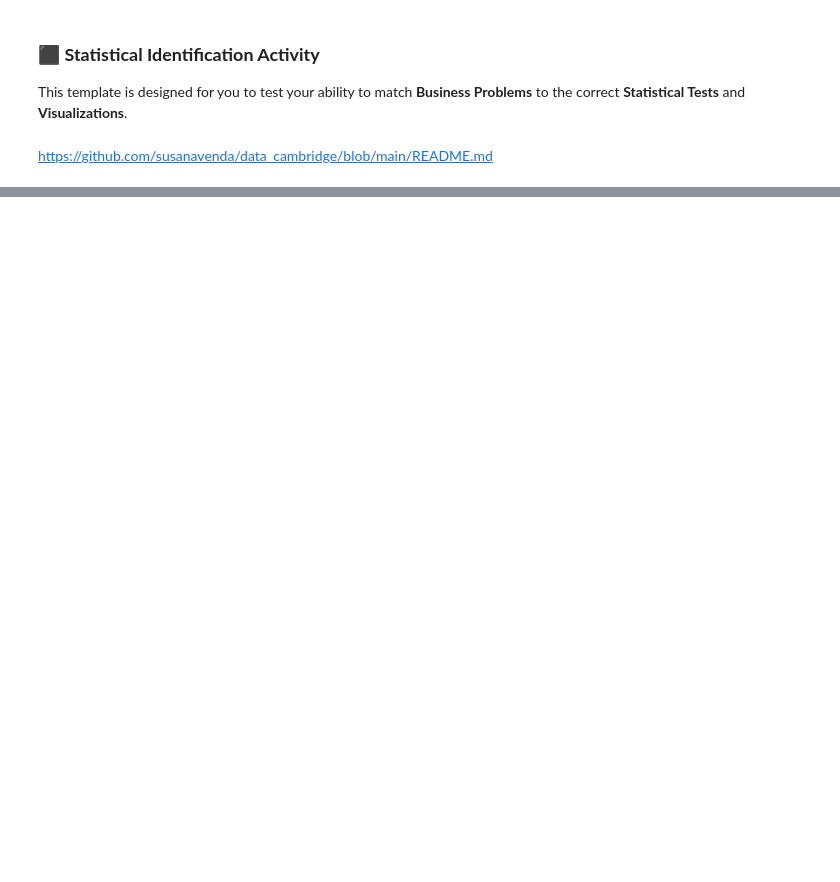
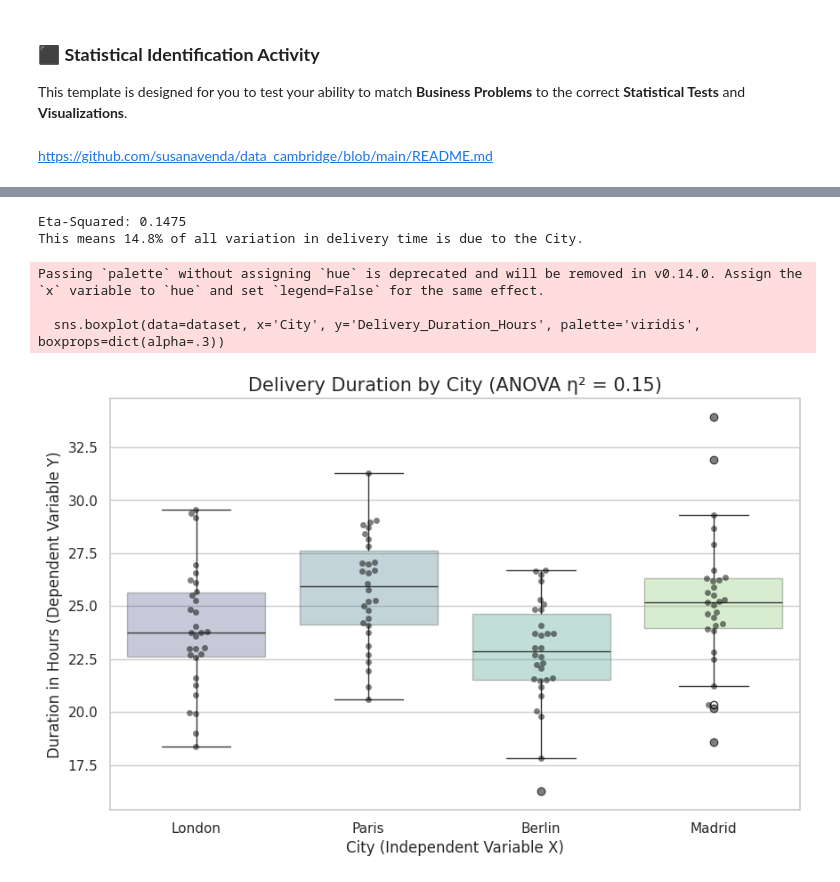
Before and after one commit to susanavenda/data_cambridge, a Jupyter notebook: myactivity.ipynb, the cells around one changed output, grey strips where cells are left out. Drawn from its saved outputs; the diff is of its cells as text; code cells hidden in the pictures; blank space fills up the shorter version.

```diff
--- a/myactivity.ipynb
+++ b/myactivity.ipynb
@@ -633,0 +154,50 @@ dtype: object
+# %%
+#Building the "Model" (The Next Step)
+#Now that you know which cities are different, you "build the model" by quantifying how much of the total delivery variance is explained by the city.
+#In your code, we do this by calculating Eta-Squared ($\eta^2$). Think of this as the "R-Squared" for your ANOVA.
+
+import statsmodels.api as sm
+from statsmodels.formula.api import ols
+
+# 1. Re-fit the model to get the Sum of Squares (SS)
+model = ols('Delivery_Duration_Hours ~ C(City)', data=dataset).fit()
+anova_table = sm.stats.anova_lm(model, typ=2)
+
+# 2. Calculate Eta-Squared
+# Formula: SS_Between / (SS_Between + SS_Within)
+
+ss_between = anova_table['sum_sq'].iloc[0]
+ss_resid = anova_table['sum_sq'].iloc[1]
+esq = ss_between / (ss_between + ss_resid)
+
+print(f"Eta-Squared: {esq:.4f}")
+print(f"This means {esq*100:.1f}% of all variation in delivery time is due to the City.")
+
+#"Statistically Significant but Weak" model.
+#If only 14.8% of the delay is caused by which city the package is in, then the remaining 85.2% (the Residuals)
+#comes from things your current model isn't looking at yet
+
+
+# 1. Set the visual style and figure size (10x6 as discussed)
+plt.figure(figsize=(10, 6))
+sns.set_theme(style="whitegrid")
+
+# 2. Create a Box Plot + Swarm Plot (The "Gold Standard" for ANOVA)
+# The Boxplot shows the 'Signal' (Means/Medians)
+# The Swarmplot shows the 'Noise' (The 85% Residuals)
+sns.boxplot(data=dataset, x='City', y='Delivery_Duration_Hours', palette='viridis', boxprops=dict(alpha=.3))
+sns.swarmplot(data=dataset, x='City', y='Delivery_Duration_Hours', color='black', alpha=0.5)
+
+# 3. Add statistical notation manually or just clean titles
+plt.title(f'Delivery Duration by City (ANOVA η² = {esq:.2f})', fontsize=15)
+plt.xlabel('City (Independent Variable X)', fontsize=12)
+plt.ylabel('Duration in Hours (Dependent Variable Y)', fontsize=12)
+
+plt.show()
+# %% [output]
+Eta-Squared: 0.1475
+This means 14.8% of all variation in delivery time is due to the City.
+Passing `palette` without assigning `hue` is deprecated and will be removed in v0.14.0. Assign the `x` variable to `hue` and set `legend=False` for the same effect.
+
+  sns.boxplot(data=dataset, x='City', y='Delivery_Duration_Hours', palette='viridis', boxprops=dict(alpha=.3))
+[figure, added]
```
Also changed, not shown: parts of 36 cells of this notebook.
